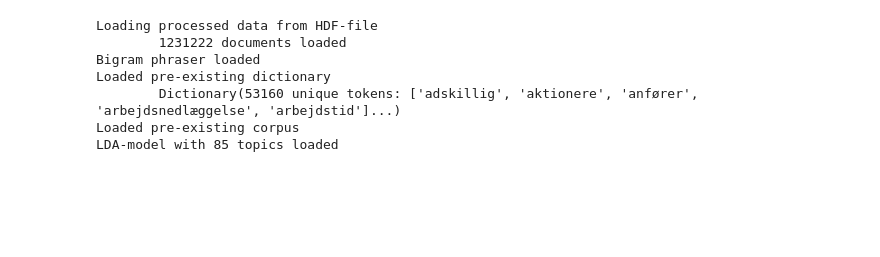
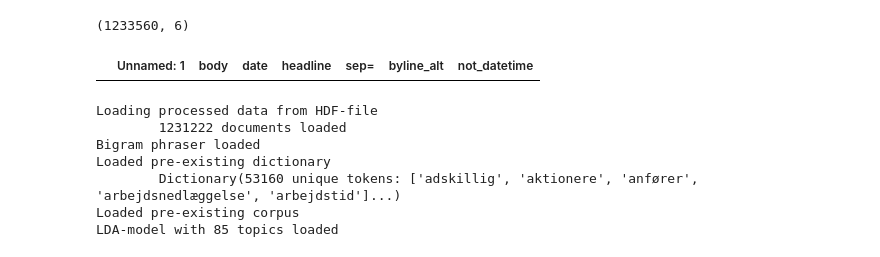
Before and after one commit to Danmarks-Nationalbank/uncertainty, a Jupyter notebook: scripts/FUI_explore.ipynb, the cells around one changed output. Drawn from its saved outputs; the diff is of its cells as text; code cells hidden in the pictures; blank space fills up the shorter version.

```diff
--- a/scripts/FUI_explore.ipynb
+++ b/scripts/FUI_explore.ipynb
@@ -46,3 +43,13 @@ The autoreload extension is already loaded. To reload it, use:
+# %%
+df = merge_lda_u(True, num_topics=90)
+# %%
+df.shape
+# %% [output]
+(1233560, 6)
+# %%
+df.loc[df['not_datetime'] == True]
+# %% [output]
+|  | Unnamed: 1 | body | date | headline | sep= | byline_alt | not_datetime |
 # %%
 lemmatizer = lemmy.load("da")
 lda_instance = LDA(lemmatizer, test_share=0.0, test=True)
```
Also changed, not shown: parts of 9 cells of this notebook, 9 other files.
